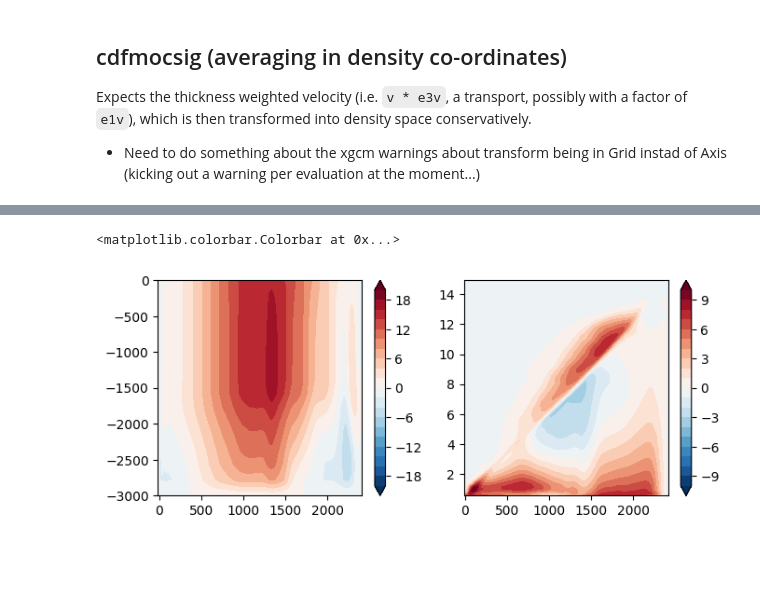
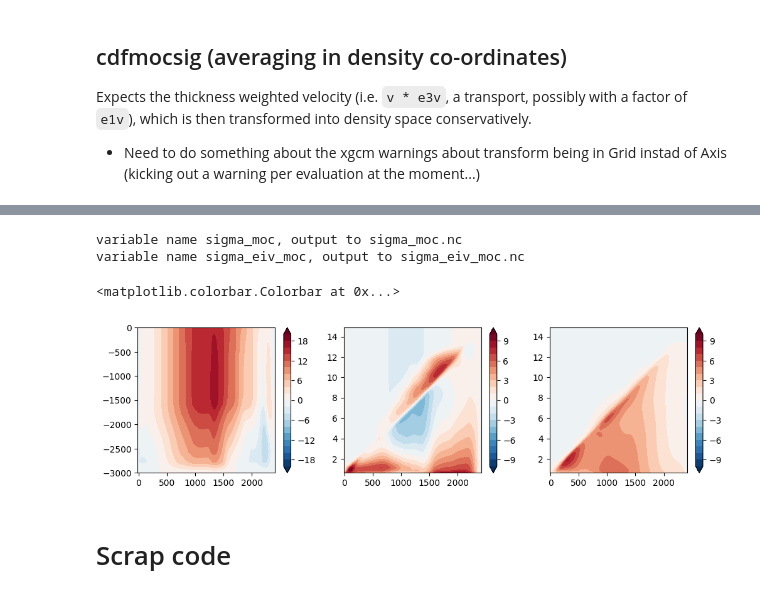
Before and after one commit to julianmak/pyCDFTOOLS, a Jupyter notebook: brainfart_logs/test_package_load.ipynb, the cells around one changed output, grey strips where cells are left out. Drawn from its saved outputs; the diff is of its cells as text; code cells hidden in the pictures; blank space fills up the shorter version.

Commit message:
first pass of a sigmamoc routine

```diff
--- a/brainfart_logs/test_package_load.ipynb
+++ b/brainfart_logs/test_package_load.ipynb
@@ -272,21 +289,3 @@ plt.colorbar(cs)
 Expects the thickness weighted velocity (i.e. `v * e3v`, a transport, possibly with a factor of `e1v`), which is then transformed into density space conservatively.
 
 * Need to do something about the xgcm warnings about transform being in Grid instad of Axis (kicking out a warning per evaluation at the moment...)
-# %%
-# try opening
-base_dir = "/home/jclmak/data/NEMO_data/UNAGI/EXP_R025/"  # mesh_mask lives here
-data_dir = base_dir + "split_100km/alp0060_lam80/tau100x/ANALYSIS/"
-
-domcfg = xn.open_domain_cfg(base_dir)
-
-# open files not in the _grid_T.nc convention (note domcfg goes AFTER positions here)
-ds_moc = xn.process_nemo(
-    positions=[
-        (xr.open_dataset(data_dir + "UNAGI_5d_08010101_08020101_MOC_T.nc"), 'T'),
-        (xr.open_dataset(data_dir + "UNAGI_5d_08010101_08020101_MOC_U.nc"), 'U'),
-        (xr.open_dataset(data_dir + "UNAGI_5d_08010101_08020101_MOC_V.nc"), 'V'),
-    ],
-    domcfg=domcfg,
-)
-
-ds_moc
@@ -449,34 +332,47 @@ plt.colorbar(cs)
+# %%
+# do a writeout then re-read
+
+in_out.save_netcdf(sigma_moc, varname="sigma_moc", filename="sigma_moc.nc")
+in_out.save_netcdf(sigma_eiv_moc, varname="sigma_eiv_moc", filename="sigma_eiv_moc.nc")
+
+del sigma_moc, sigma_eiv_moc
+
+sigma_moc = xr.open_dataset("sigma_moc.nc")
+sigma_eiv_moc = xr.open_dataset("sigma_eiv_moc.nc")
+# %% [output]
+variable name sigma_moc, output to sigma_moc.nc
+variable name sigma_eiv_moc, output to sigma_eiv_moc.nc
 # %%
 # MOC in both co-ordinates for comparison
 
 # time-averaging done in z co-ordinates
 z_moc = analysis.cdfmoc(grid, ds, ds_moc.voce.mean(dim="t"), **bd)
-
-# data time-averaged in sigma-ordinates then further manipulated
-# no dsigmas here because the transformation have the e3v grid factors in
-sigma_moc = (v_trans_sigma * ds.e1v).sum(dim="x_c").cumsum("sigma") / 1e6
-# sigma_moc -= sigma_moc.isel({"sigma" : -1})  # already going cold -> warm (bot -> top)
-
-sigma_moc["gphiv"] = ds.gphiv[:, 1]  # placeholder imbuement
 
 fig = plt.figure(figsize=(12, 3))
 ax = plt.subplot(1, 3, 1)
 cs = ax.contourf(z_moc.gphiv, -z_moc.gdepw_1d, z_moc,
                  levels=np.linspace(-20, 20, 21), cmap="RdBu_r", extend="both")
 plt.colorbar(cs)
 
 ax = plt.subplot(1, 3, 2)
-cs = ax.contourf(sigma_moc.gphiv, sigma_moc.sigma, sigma_moc,
+cs = ax.contourf(sigma_moc.gphiv, sigma_moc.sigma, sigma_moc.sigma_moc,
+                 levels=np.linspace(-10, 10, 21), cmap="RdBu_r", extend="both")
+plt.colorbar(cs)
+
+ax = plt.subplot(1, 3, 3)
+cs = ax.contourf(sigma_eiv_moc.gphiv, sigma_eiv_moc.sigma, sigma_eiv_moc.sigma_eiv_moc,
                  levels=np.linspace(-10, 10, 21), cmap="RdBu_r", extend="both")
 plt.colorbar(cs)
 
 # ax = plt.subplot(1, 3, 3)
 # # really janky way of mean isopycnal depth averaged in density co-ordinates...
 # z_avg = z_sigma.fillna(0.).mean(dim="x_c")
 # gphiv_temp = np.tile(sigma_moc.gphiv.values, (sigma_moc.sizes["sigma"], 1))
 
 # plt.contourf(gphiv_temp, z_avg, sigma_moc,
 #                  levels=np.linspace(-10, 10, 21), cmap="RdBu_r", extend="both")
 # %% [output]
 <matplotlib.colorbar.Colorbar at 0x...>
-[figure, old version]
+[figure, new version]
+# %% [markdown]
+# Scrap code
```
Also changed, not shown: parts of 15 cells of this notebook, 2 other files.
